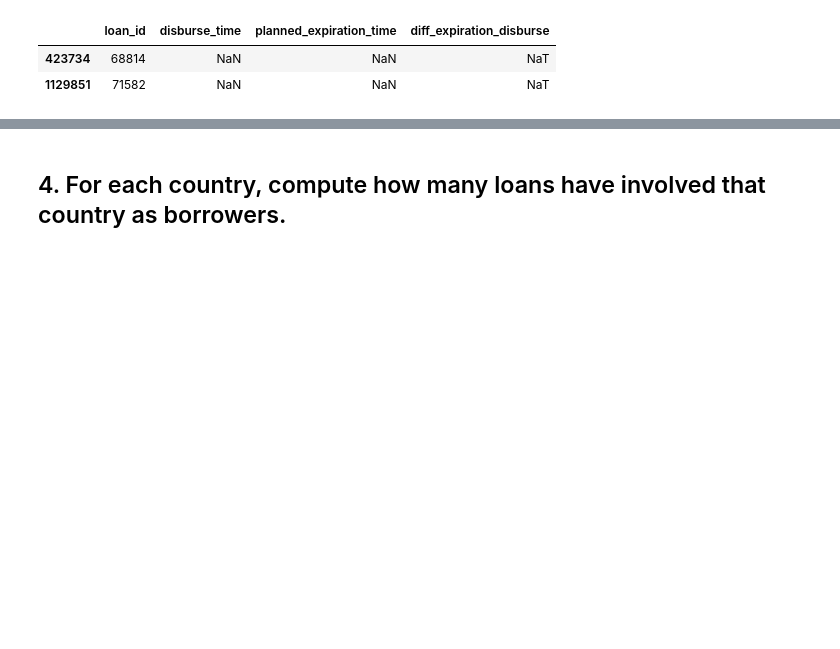
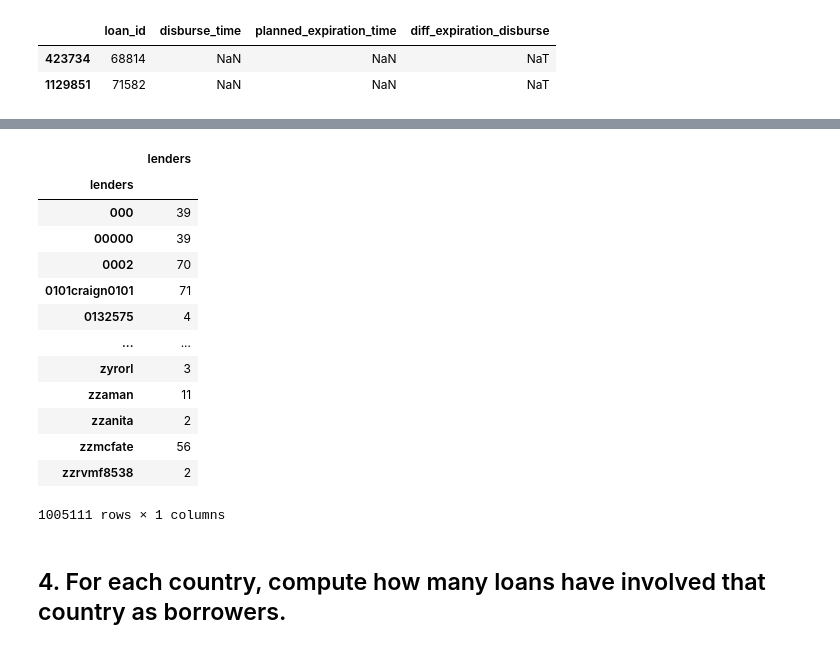
Before and after one commit to hechmik/foundations_of_cs, a Jupyter notebook: Project.ipynb, the cells around one changed output, grey strips where cells are left out. Cells and saved outputs as stored; diff of their text form; code cells hidden in the pictures; blank space fills up the shorter version.

```diff
--- a/Project.ipynb
+++ b/Project.ipynb
@@ -233,3 +277,20 @@ loans_filtered[loans_filtered[['disburse_time', 'planned_expiration_time']].isna
+# %%
+funding_freq[funding_freq.lenders >= 2]
+# %% [output]
+|  | lenders |
+| lenders |  |
+| 000 | 39 |
+| 00000 | 39 |
+| 0002 | 70 |
+| 0101craign0101 | 71 |
+| 0132575 | 4 |
+| ... | ... |
+| zyrorl | 3 |
+| zzaman | 11 |
+| zzanita | 2 |
+| zzmcfate | 56 |
+| zzrvmf8538 | 2 |
+1005111 rows × 1 columns
 # %% [markdown]
 ## 4. For each country, compute how many loans have involved that country as borrowers.
 # %% [markdown]
```
Also changed, not shown: parts of 5 cells of this notebook.
